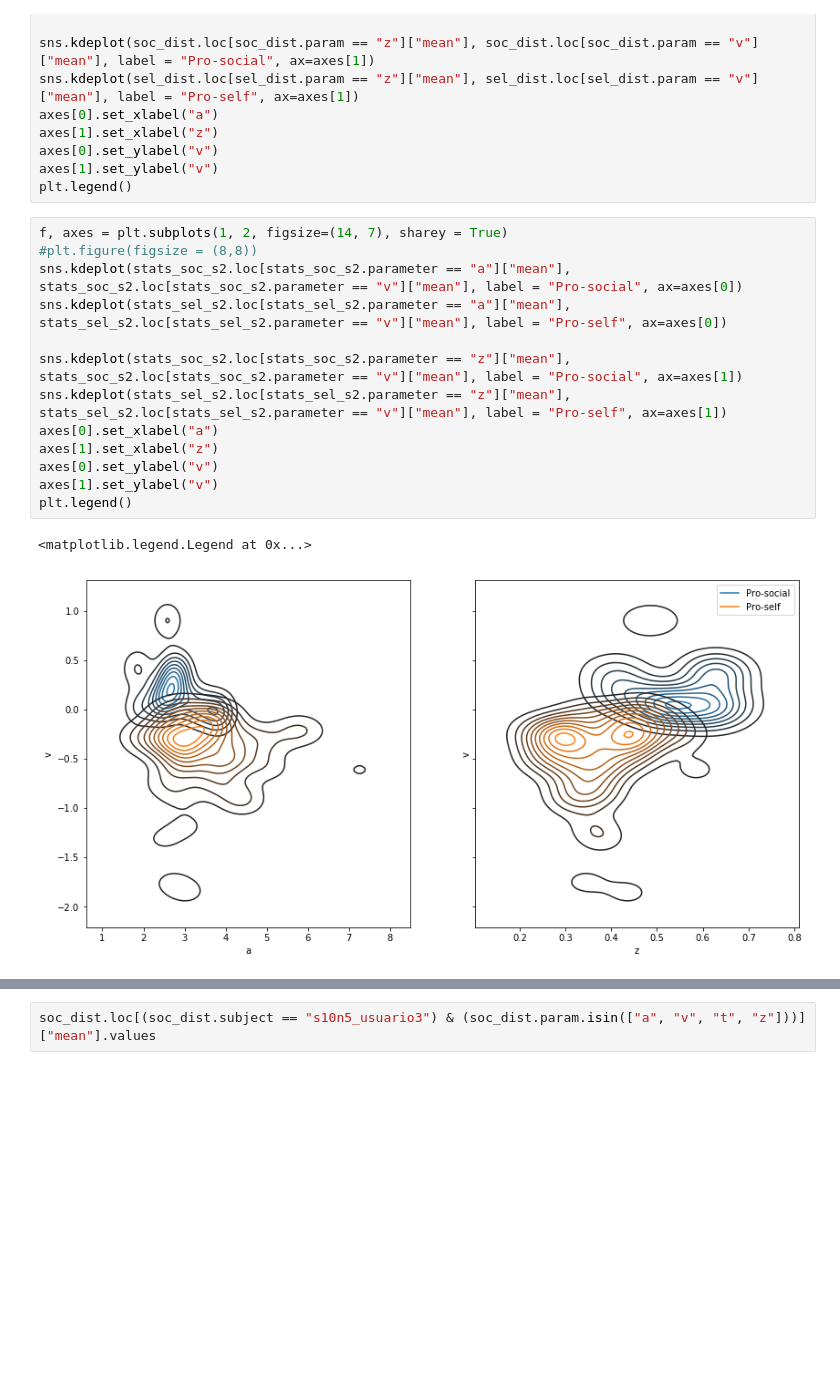
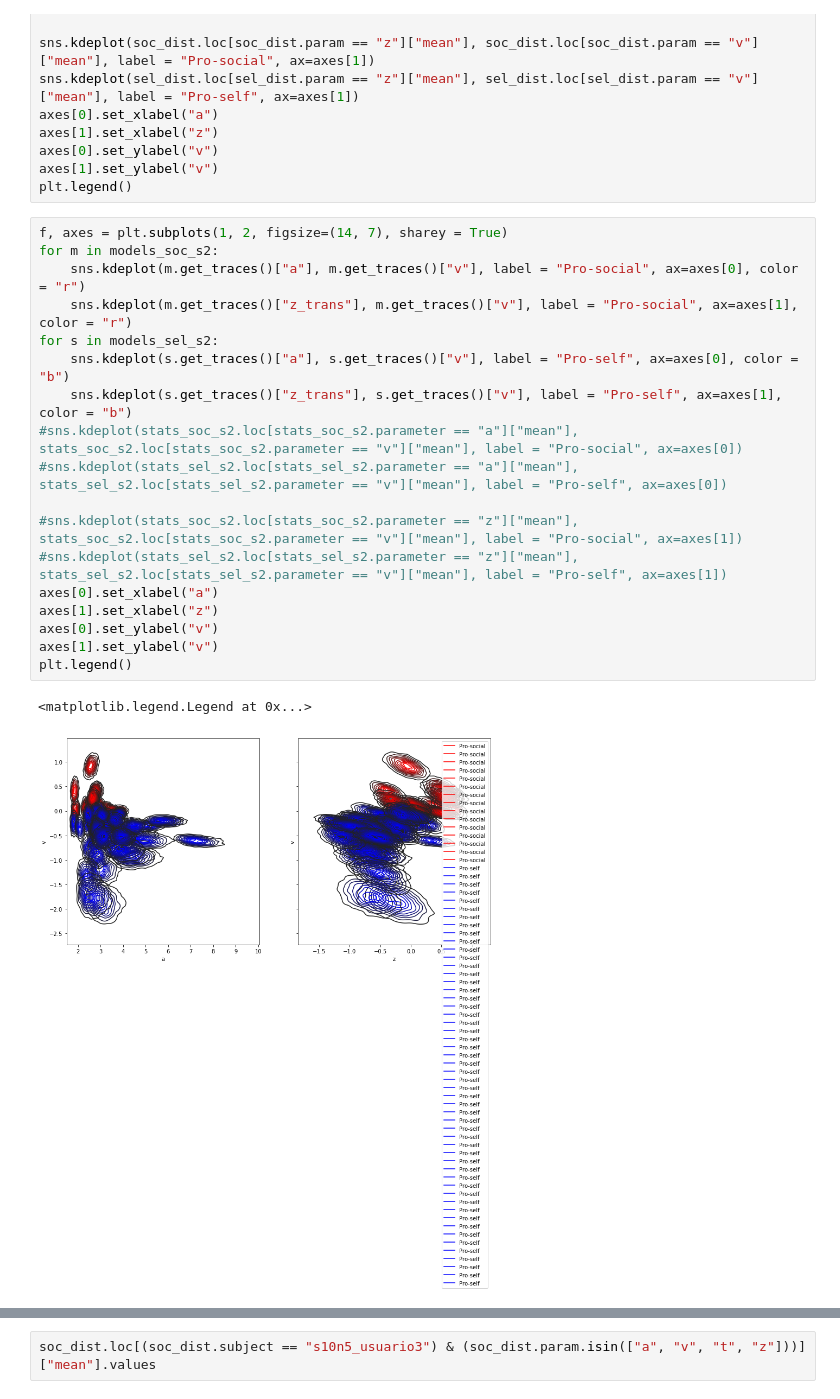
Before and after one commit to eladiomontero/DecisionTimes, a Jupyter notebook: SVO Context Analysis/changingSVO.ipynb, the cells around one changed output, grey strips where cells are left out. Saved outputs shown, nothing was run; the diff lists cells and outputs as text; blank space fills up the shorter version.

```diff
--- a/SVO Context Analysis/changingSVO.ipynb
+++ b/SVO Context Analysis/changingSVO.ipynb
@@ -352,18 +350,23 @@ axes[1].set_ylabel("v")
 plt.legend()
 # %%
 f, axes = plt.subplots(1, 2, figsize=(14, 7), sharey = True)
-#plt.figure(figsize = (8,8))
-sns.kdeplot(stats_soc_s2.loc[stats_soc_s2.parameter == "a"]["mean"], stats_soc_s2.loc[stats_soc_s2.parameter == "v"]["mean"], label = "Pro-social", ax=axes[0])
-sns.kdeplot(stats_sel_s2.loc[stats_sel_s2.parameter == "a"]["mean"], stats_sel_s2.loc[stats_sel_s2.parameter == "v"]["mean"], label = "Pro-self", ax=axes[0])
+for m in models_soc_s2:
+    sns.kdeplot(m.get_traces()["a"], m.get_traces()["v"], label = "Pro-social", ax=axes[0], color = "r")
+    sns.kdeplot(m.get_traces()["z_trans"], m.get_traces()["v"], label = "Pro-social", ax=axes[1], color = "r")
+for s in models_sel_s2:
+    sns.kdeplot(s.get_traces()["a"], s.get_traces()["v"], label = "Pro-self", ax=axes[0], color = "b")
+    sns.kdeplot(s.get_traces()["z_trans"], s.get_traces()["v"], label = "Pro-self", ax=axes[1], color = "b")
+#sns.kdeplot(stats_soc_s2.loc[stats_soc_s2.parameter == "a"]["mean"], stats_soc_s2.loc[stats_soc_s2.parameter == "v"]["mean"], label = "Pro-social", ax=axes[0])
+#sns.kdeplot(stats_sel_s2.loc[stats_sel_s2.parameter == "a"]["mean"], stats_sel_s2.loc[stats_sel_s2.parameter == "v"]["mean"], label = "Pro-self", ax=axes[0])
 
-sns.kdeplot(stats_soc_s2.loc[stats_soc_s2.parameter == "z"]["mean"], stats_soc_s2.loc[stats_soc_s2.parameter == "v"]["mean"], label = "Pro-social", ax=axes[1])
-sns.kdeplot(stats_sel_s2.loc[stats_sel_s2.parameter == "z"]["mean"], stats_sel_s2.loc[stats_sel_s2.parameter == "v"]["mean"], label = "Pro-self", ax=axes[1])
+#sns.kdeplot(stats_soc_s2.loc[stats_soc_s2.parameter == "z"]["mean"], stats_soc_s2.loc[stats_soc_s2.parameter == "v"]["mean"], label = "Pro-social", ax=axes[1])
+#sns.kdeplot(stats_sel_s2.loc[stats_sel_s2.parameter == "z"]["mean"], stats_sel_s2.loc[stats_sel_s2.parameter == "v"]["mean"], label = "Pro-self", ax=axes[1])
 axes[0].set_xlabel("a")
 axes[1].set_xlabel("z")
 axes[0].set_ylabel("v")
 axes[1].set_ylabel("v")
 plt.legend()
 # %% [output]
 <matplotlib.legend.Legend at 0x...>
-[figure, old version]
+[figure, new version]
 # %%
```
Also changed, not shown: parts of 19 cells of this notebook, 2 other files.
